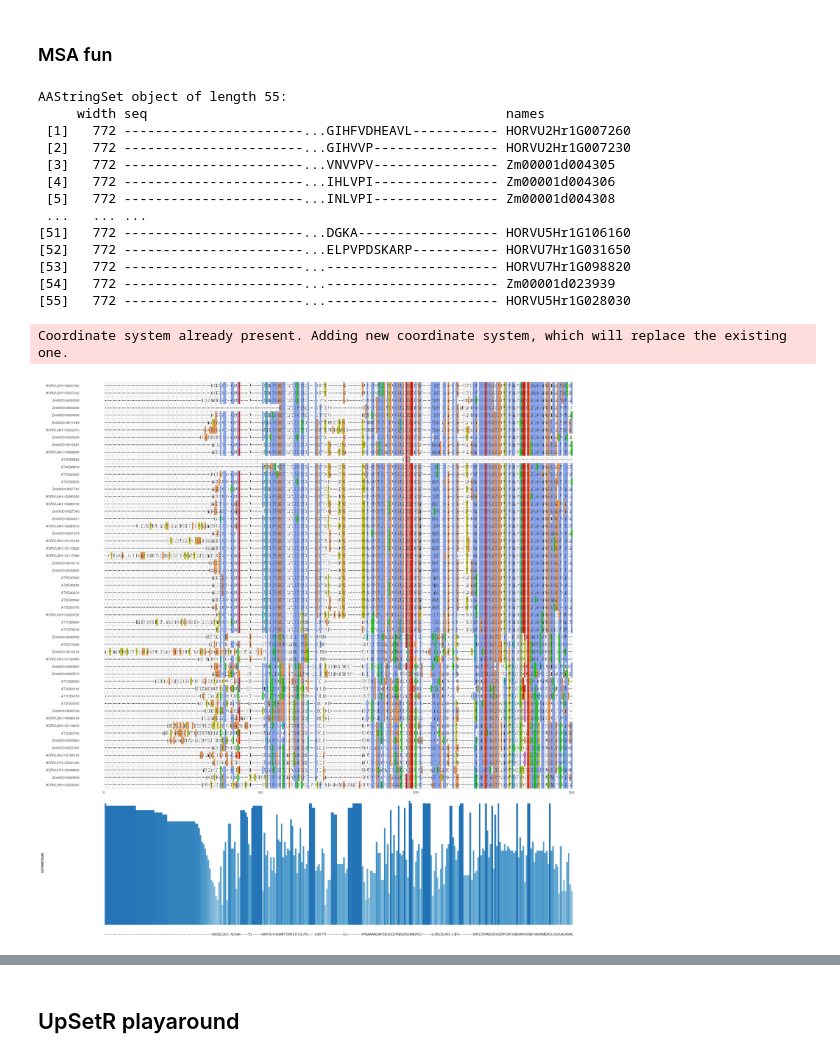
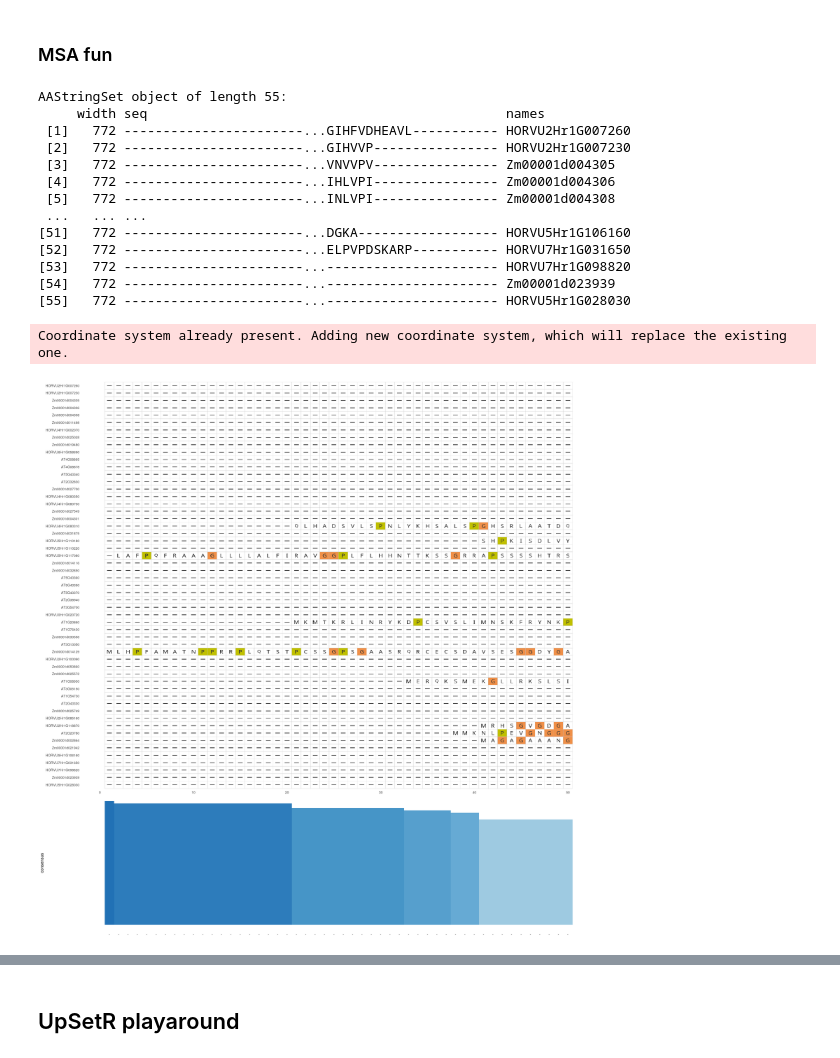
Before and after one commit to tgstoecker/A2TEA.WebApp, a Jupyter notebook: shiny_tests.ipynb, the cells around one changed output, grey strips where cells are left out. Cells and saved outputs as stored; diff of their text form; code cells hidden in the pictures.

```diff
--- a/shiny_tests.ipynb
+++ b/shiny_tests.ipynb
@@ -1154,32 +1158,32 @@ b <- HYPOTHESES.a2tea$hypothesis_1@expanded_OGs$N0.HOG0000207@num_genes_HOG
 my_msa <- HYPOTHESES.a2tea$hypothesis_1@expanded_OGs$N0.HOG0000207@msa
 my_msa
 #my_tidy_msa <- tidy_msa(my_msa, start = NULL, end = NULL)
 
 #filt_vec <- as_vector(HYPOTHESES.a2tea$hypothesis_1@expanded_OGs$N0.HOG0005781@genes_HOG)
 #filt_vec
 
 #my_msa[filt_vec]
 
 ggmsa(
-    my_msa, 1, 300,
+    my_msa, 1, 50,
     color = "Clustal",
     font = "DroidSansMono",
     char_width = 0.5,
     seq_name = TRUE
      ) + theme(plot.margin = unit(c(100,1,1,1), "cm")) + geom_msaBar()
 # %% [output]
 AAStringSet object of length 55:
      width seq                                              names
  [1]   772 -----------------------...GIHFVDHEAVL----------- HORVU2Hr1G007260
  [2]   772 -----------------------...GIHVVP---------------- HORVU2Hr1G007230
  [3]   772 -----------------------...VNVVPV---------------- Zm00001d004305
  [4]   772 -----------------------...IHLVPI---------------- Zm00001d004306
  [5]   772 -----------------------...INLVPI---------------- Zm00001d004308
  ...   ... ...
 [51]   772 -----------------------...DGKA------------------ HORVU5Hr1G106160
 [52]   772 -----------------------...ELPVPDSKARP----------- HORVU7Hr1G031650
 [53]   772 -----------------------...---------------------- HORVU7Hr1G098820
 [54]   772 -----------------------...---------------------- Zm00001d023939
 [55]   772 -----------------------...---------------------- HORVU5Hr1G028030
 Coordinate system already present. Adding new coordinate system, which will replace the existing one.
-[figure, old version]
+[figure, new version]
```
Also changed, not shown: parts of 11 cells of this notebook.
